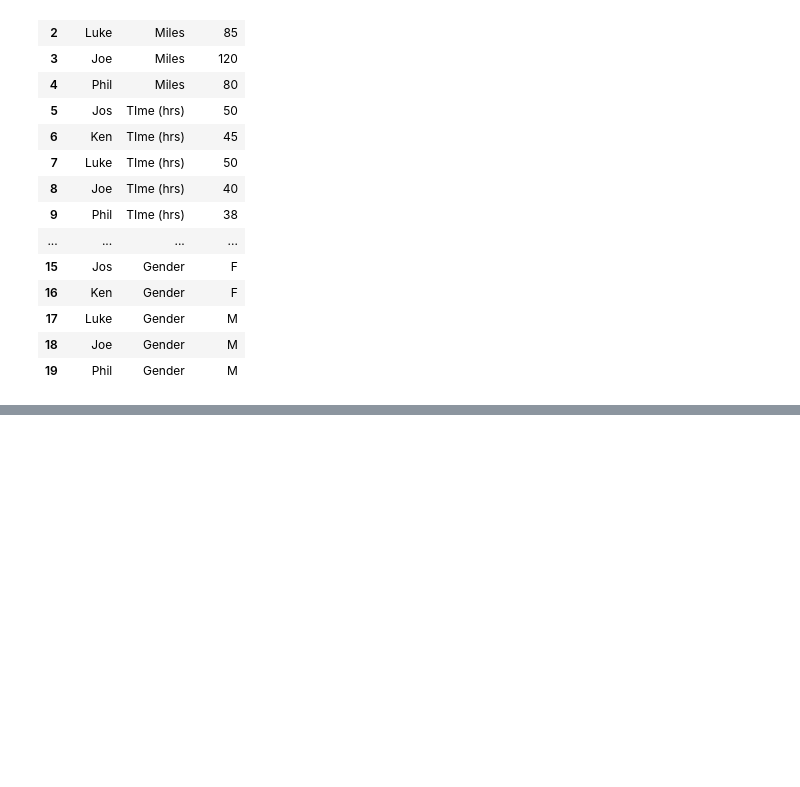
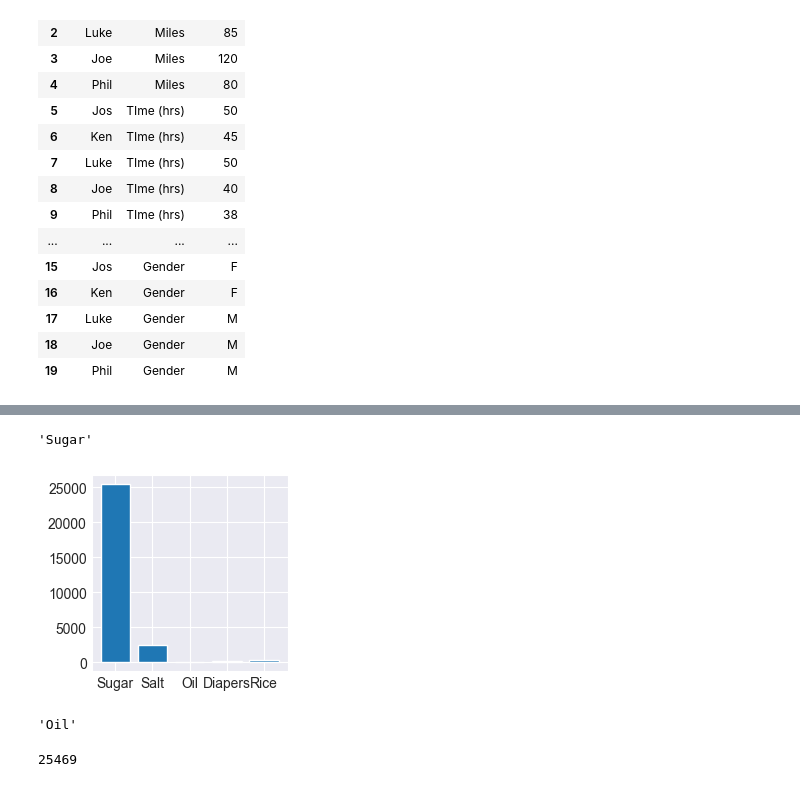
Before and after one commit to hectorherreraespinola/DataAnalys50DaysChallenge, a Jupyter notebook: 50DaysChallenge.ipynb, the cells around one changed output, grey strips where cells are left out. Saved outputs shown, nothing was run; the diff lists cells and outputs as text; code cells hidden in the pictures; blank space fills up the shorter version.

```diff
--- a/50DaysChallenge.ipynb
+++ b/50DaysChallenge.ipynb
@@ -1236,0 +1243,12 @@ df_set_long
+# %%
+products = ["Sugar","Salt","Oil","Diapers","Rice"]
+costs = [2450,1989,6745,9807,8743]
+sales = [27908,4508,6734,9976,9000]
+# %%
+#Create a pandas DataFrame from the lists above. Find the most profitable product. Using Matplotlib, create a bar plot to visualize product profitability.
+df20 = pd.DataFrame({"Products":products,
+                     "Costs":costs,
+                     "Sales":sales})
+
+df20["Profit"] = df20["Sales"]-df20["Costs"]
+df20.head()
@@ -1236,0 +1262,21 @@ df_set_long
+# %%
+#ifnd the most profitable product
+df20.loc[df20["Profit"].idxmax(),"Products"]
+# %% [output]
+'Sugar'
+# %%
+#Using Matplotlib, create a bar plot to visualize product profitability
+plt.bar(df20["Products"],df20["Profit"])
+plt.show()
+# %% [output]
+[figure, added]
+# %%
+#Using just pandas, find the least profitable product
+df20.loc[df20["Profit"].idxmin(),"Products"]
+# %% [output]
+'Oil'
+# %%
+#What is the difference in profit between the most profitable item and the least profitable item?
+print(df20.loc[df20["Profit"].idxmax(),"Profit"] - df20.loc[df20["Profit"].idxmin(),"Profit"])
+# %% [output]
+25469
```
Also changed, not shown: parts of 5 cells of this notebook.
